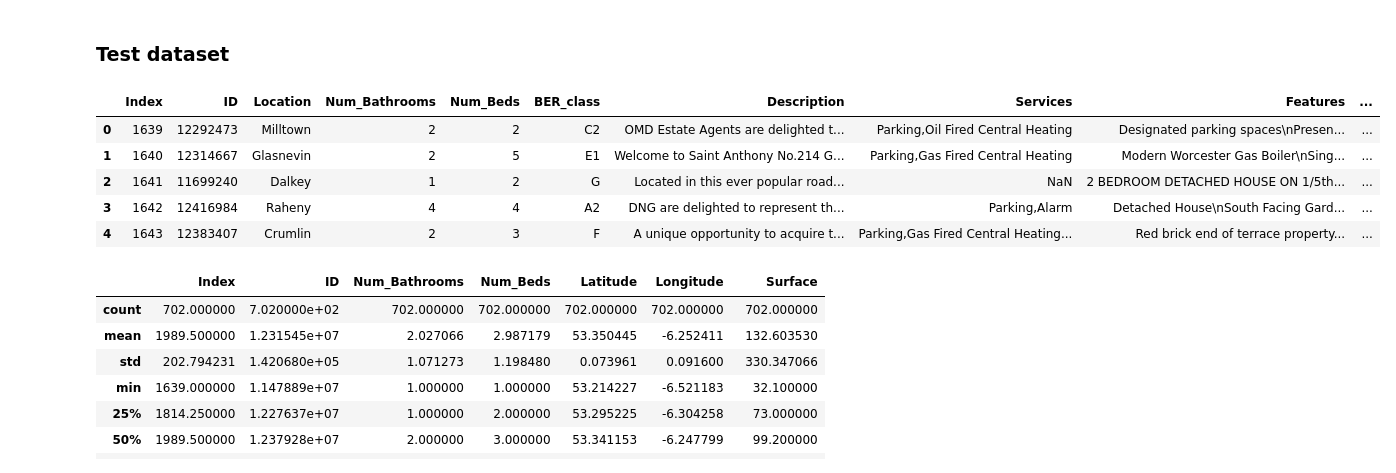
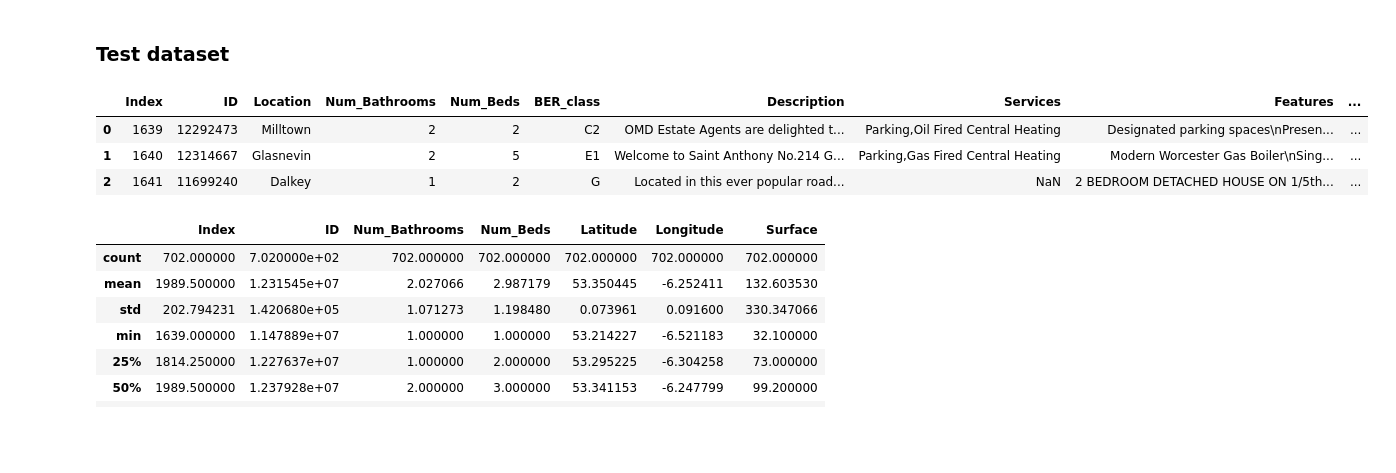
Before and after one commit to markdevine/ET5003_SEM1_2021-2, a Jupyter notebook: ET5003_KaggleCompetition_MarkDevine_19187289.ipynb, the cells around one changed output. Saved outputs shown, nothing was run; the diff lists cells and outputs as text; code cells hidden in the pictures; blank space fills up the shorter version.

```diff
--- a/ET5003_KaggleCompetition_MarkDevine_19187289.ipynb
+++ b/ET5003_KaggleCompetition_MarkDevine_19187289.ipynb
@@ -213,14 +223,12 @@ df_train.describe()
 ### Test dataset
 # %%
 # show first data frame rows
-df_test.head()
+df_test.head(3)
 # %% [output]
 |  | Index | ID | Location | Num_Bathrooms | Num_Beds | BER_class | Description | Services | Features | ... |
 | 0 | 1639 | 12292473 | Milltown | 2 | 2 | C2 | OMD Estate Agents are delighted t... | Parking,Oil Fired Central Heating | Designated parking spaces\nPresen... | ... |
 | 1 | 1640 | 12314667 | Glasnevin | 2 | 5 | E1 | Welcome to Saint Anthony No.214 G... | Parking,Gas Fired Central Heating | Modern Worcester Gas Boiler\nSing... | ... |
 | 2 | 1641 | 11699240 | Dalkey | 1 | 2 | G | Located in this ever popular road... | NaN | 2 BEDROOM DETACHED HOUSE ON 1/5th... | ... |
-| 3 | 1642 | 12416984 | Raheny | 4 | 4 | A2 | DNG are delighted to represent th... | Parking,Alarm | Detached House\nSouth Facing Gard... | ... |
-| 4 | 1643 | 12383407 | Crumlin | 2 | 3 | F | A unique opportunity to acquire t... | Parking,Gas Fired Central Heating... | Red brick end of terrace property... | ... |
 # %%
 # Generate descriptive statistics
 df_test.describe()
```
Also changed, not shown: parts of 7 cells of this notebook.
